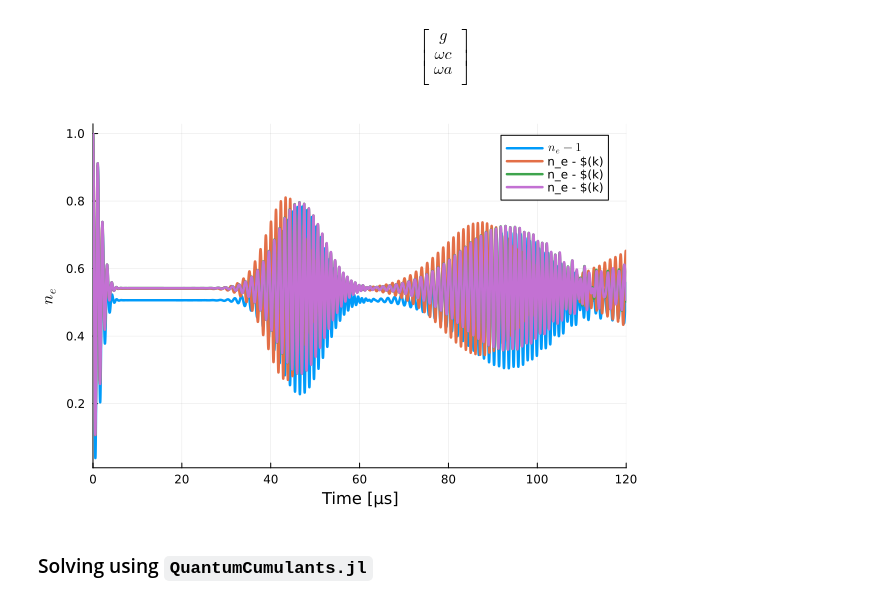
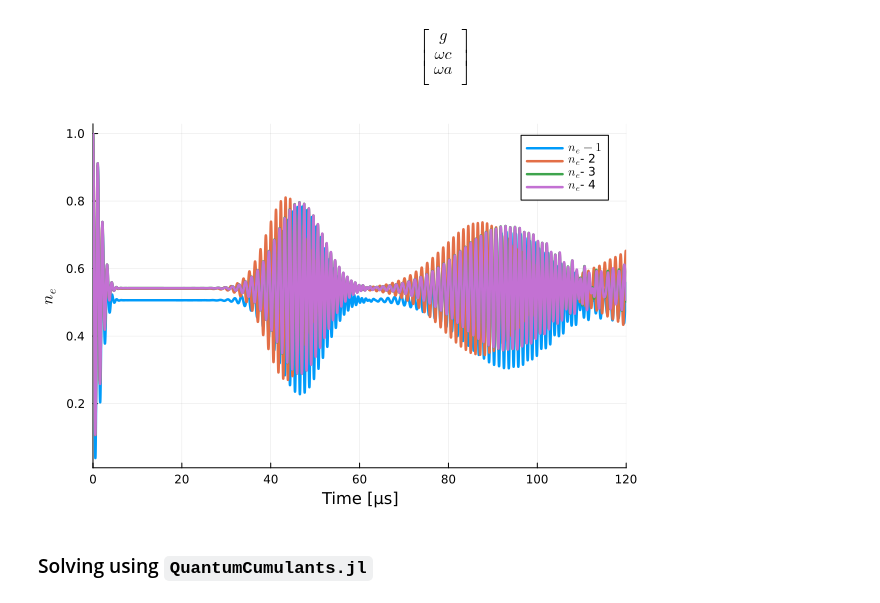
Before and after one commit to leonbello/QuantumGraining.jl, a Jupyter notebook: notebooks/rabi-model_tcg.ipynb, the cells around one changed output. Saved outputs shown, nothing was run; the diff lists cells and outputs as text; code cells hidden in the pictures.

```diff
--- a/notebooks/rabi-model_tcg.ipynb
+++ b/notebooks/rabi-model_tcg.ipynb
@@ -387,14 +387,14 @@ end
 # %%
 plot(tout[1], real(expect(2, σp_qo*σm_qo, ψt[1])), lw=2.5, label=L"n_e - 1");
 for k in 2:order
-    plot!(tout[k], real(expect(2, σp_qo*σm_qo, ψt[k])), lw=2.5, label=L"n_e - $(k)")
+    plot!(tout[k], real(expect(2, σp_qo*σm_qo, ψt[k])), lw=2.5, label=L"n_e"*"- $(k)")
 end
 
 xlims!(0, 120μs)
 xlabel!("Time [μs]")
 ylabel!(L"$n_e$")
 # %% [output]
-[figure, old version]
+[figure, new version]
 # %% [markdown]
 ### Solving using `QuantumCumulants.jl`
 # %% [markdown]
```
Also changed, not shown: parts of 13 cells of this notebook, 3 other files.
